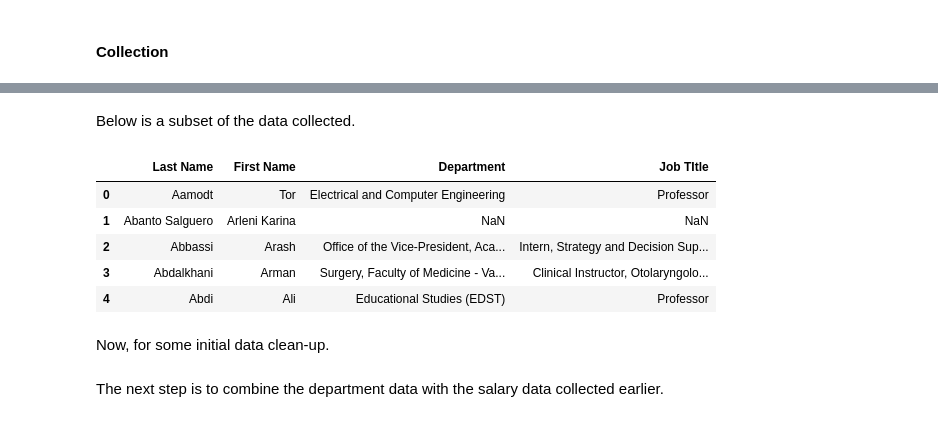
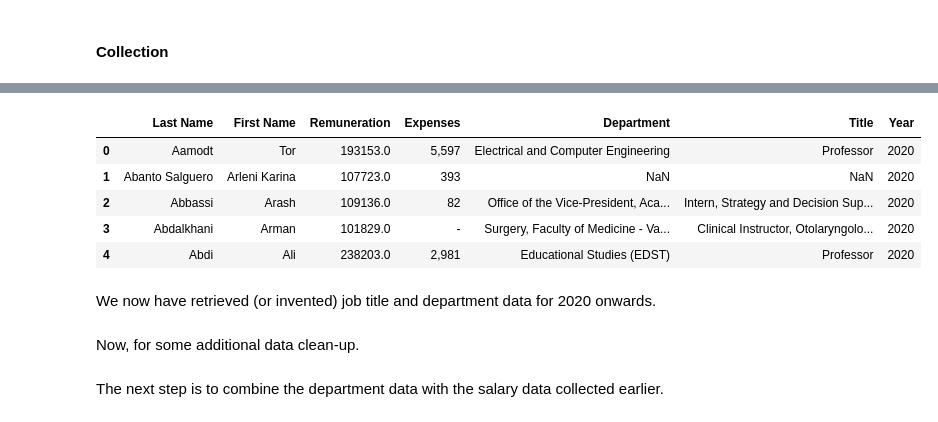
Before and after one commit to jjadeb/UBCSalary, a Jupyter notebook: UBCSalaries_ALL.ipynb, the cells around one changed output, grey strips where cells are left out. Drawn from its saved outputs; the diff is of its cells as text; code cells hidden in the pictures.

```diff
--- a/UBCSalaries_ALL.ipynb
+++ b/UBCSalaries_ALL.ipynb
@@ -211,11 +218,0 @@ pop_df = pd.read_excel('/Users/jadebouchard/PycharmProjects/UBCSalaries/data/UBC
-# %% [markdown]
-Below is a subset of the data collected.
-# %%
-pop_df.head()
-# %% [output]
-|  | Last Name | First Name | Department | Job TItle |
-| 0 | Aamodt | Tor | Electrical and Computer Engineering | Professor |
-| 1 | Abanto Salguero | Arleni Karina | NaN | NaN |
-| 2 | Abbassi | Arash | Office of the Vice-President, Aca... | Intern, Strategy and Decision Sup... |
-| 3 | Abdalkhani | Arman | Surgery, Faculty of Medicine - Va... | Clinical Instructor, Otolaryngolo... |
-| 4 | Abdi | Ali | Educational Studies (EDST) | Professor |
@@ -222,3 +248,16 @@ pop_df.head()
+# %%
+# drop any index columns
+pop_df = pop_df[pop_df.columns.drop(list(pop_df.filter(regex='Unnamed')))]
+pop_df.head()
+# %% [output]
+|  | Last Name | First Name | Remuneration | Expenses | Department | Title | Year |
+| 0 | Aamodt | Tor | 193153.0 | 5,597 | Electrical and Computer Engineering | Professor | 2020 |
+| 1 | Abanto Salguero | Arleni Karina | 107723.0 | 393 | NaN | NaN | 2020 |
+| 2 | Abbassi | Arash | 109136.0 | 82 | Office of the Vice-President, Aca... | Intern, Strategy and Decision Sup... | 2020 |
+| 3 | Abdalkhani | Arman | 101829.0 | - | Surgery, Faculty of Medicine - Va... | Clinical Instructor, Otolaryngolo... | 2020 |
+| 4 | Abdi | Ali | 238203.0 | 2,981 | Educational Studies (EDST) | Professor | 2020 |
+# %% [markdown]
+We now have retrieved (or invented) job title and department data for 2020 onwards.
 # %% [markdown]
-Now, for some initial data clean-up.
+Now, for some additional data clean-up.
 # %%
```
Also changed, not shown: parts of 18 cells of this notebook, 2 other files.
